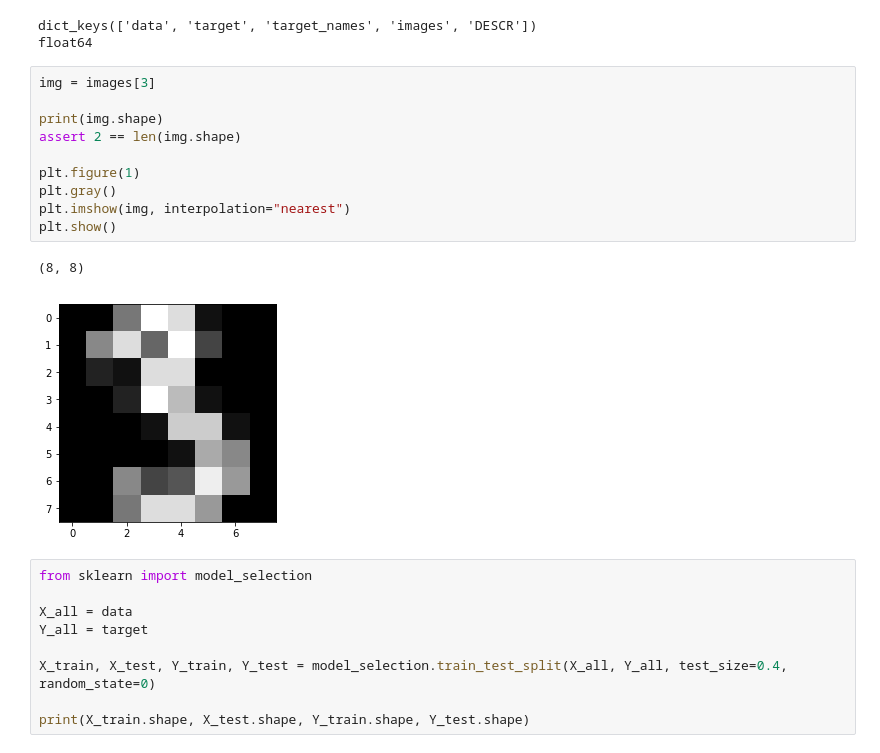
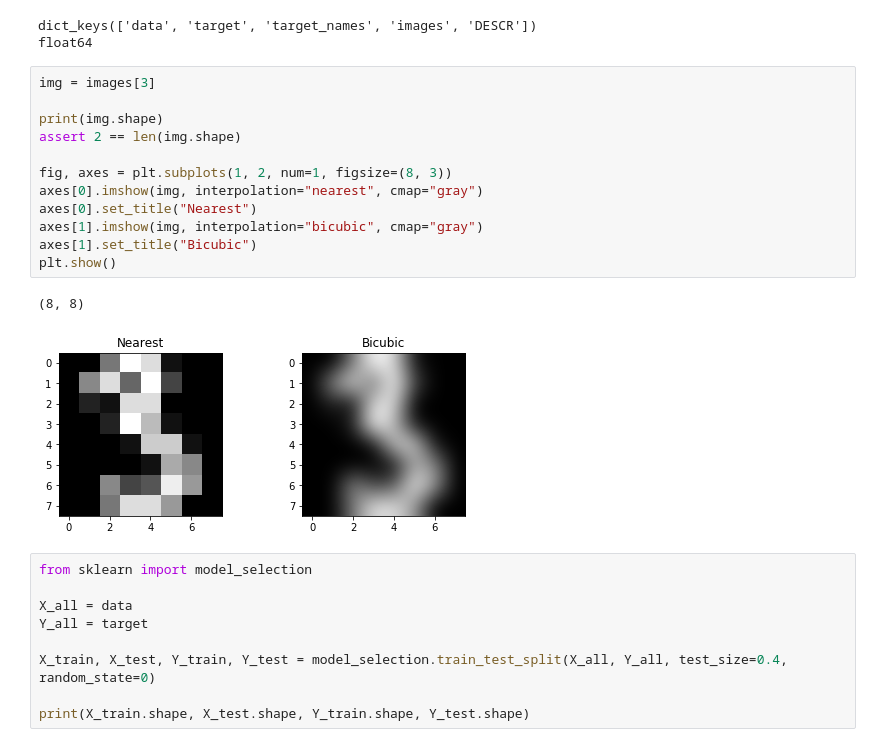
Before and after one commit to LarsKue/FML, a Jupyter notebook: ex01b/nearest-neighbor.ipynb, the cells around one changed output. Cells and saved outputs as stored; diff of their text form.

```diff
--- a/ex01b/nearest-neighbor.ipynb
+++ b/ex01b/nearest-neighbor.ipynb
@@ -21,16 +27,18 @@ float64
 # %%
 img = images[3]
 
 print(img.shape)
 assert 2 == len(img.shape)
 
-plt.figure(1)
-plt.gray()
-plt.imshow(img, interpolation="nearest")
+fig, axes = plt.subplots(1, 2, num=1, figsize=(8, 3))
+axes[0].imshow(img, interpolation="nearest", cmap="gray")
+axes[0].set_title("Nearest")
+axes[1].imshow(img, interpolation="bicubic", cmap="gray")
+axes[1].set_title("Bicubic")
 plt.show()
 # %% [output]
 (8, 8)
-[figure, old version]
+[figure, new version]
 # %%
 from sklearn import model_selection
 
```
Also changed, not shown: parts of 9 cells of this notebook.
